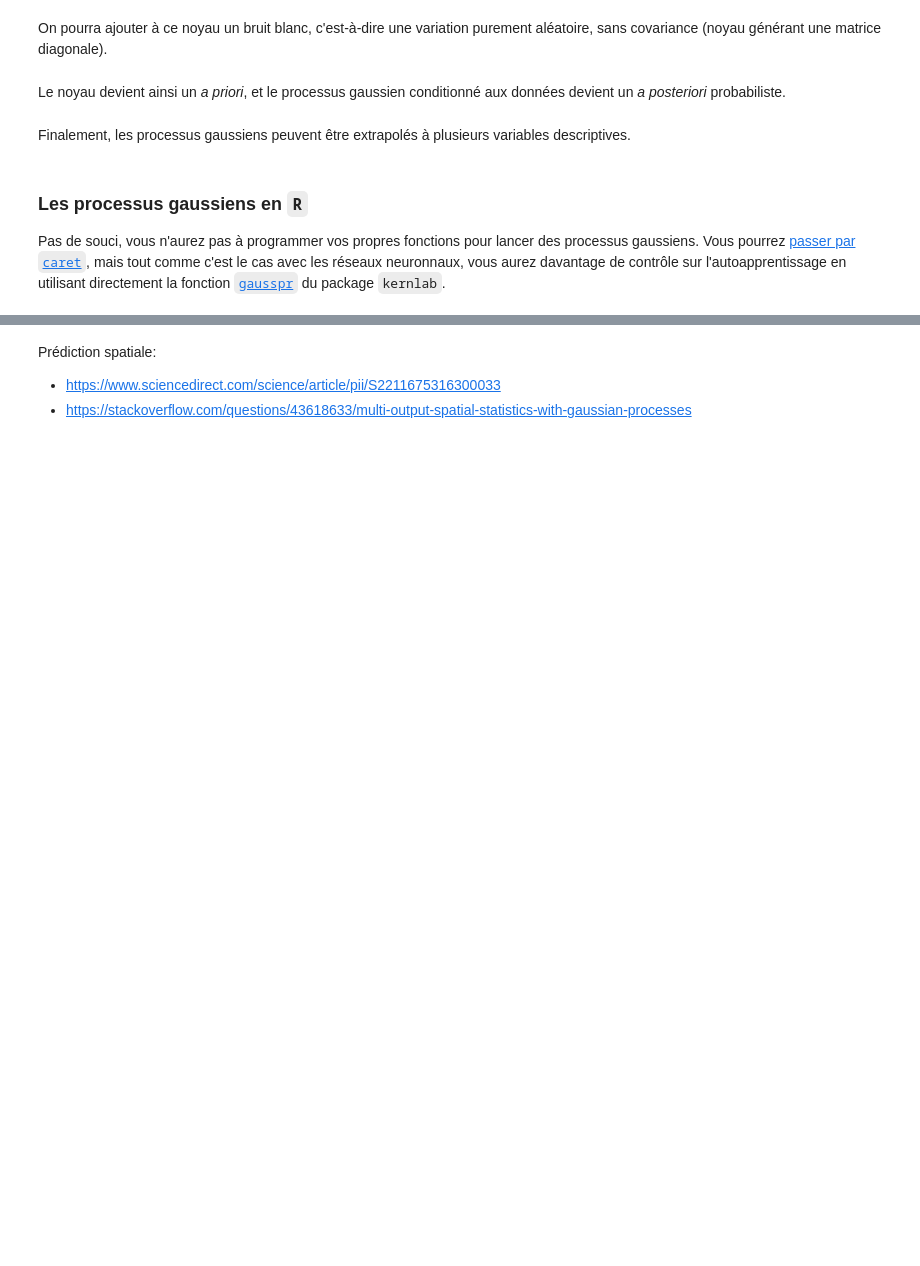
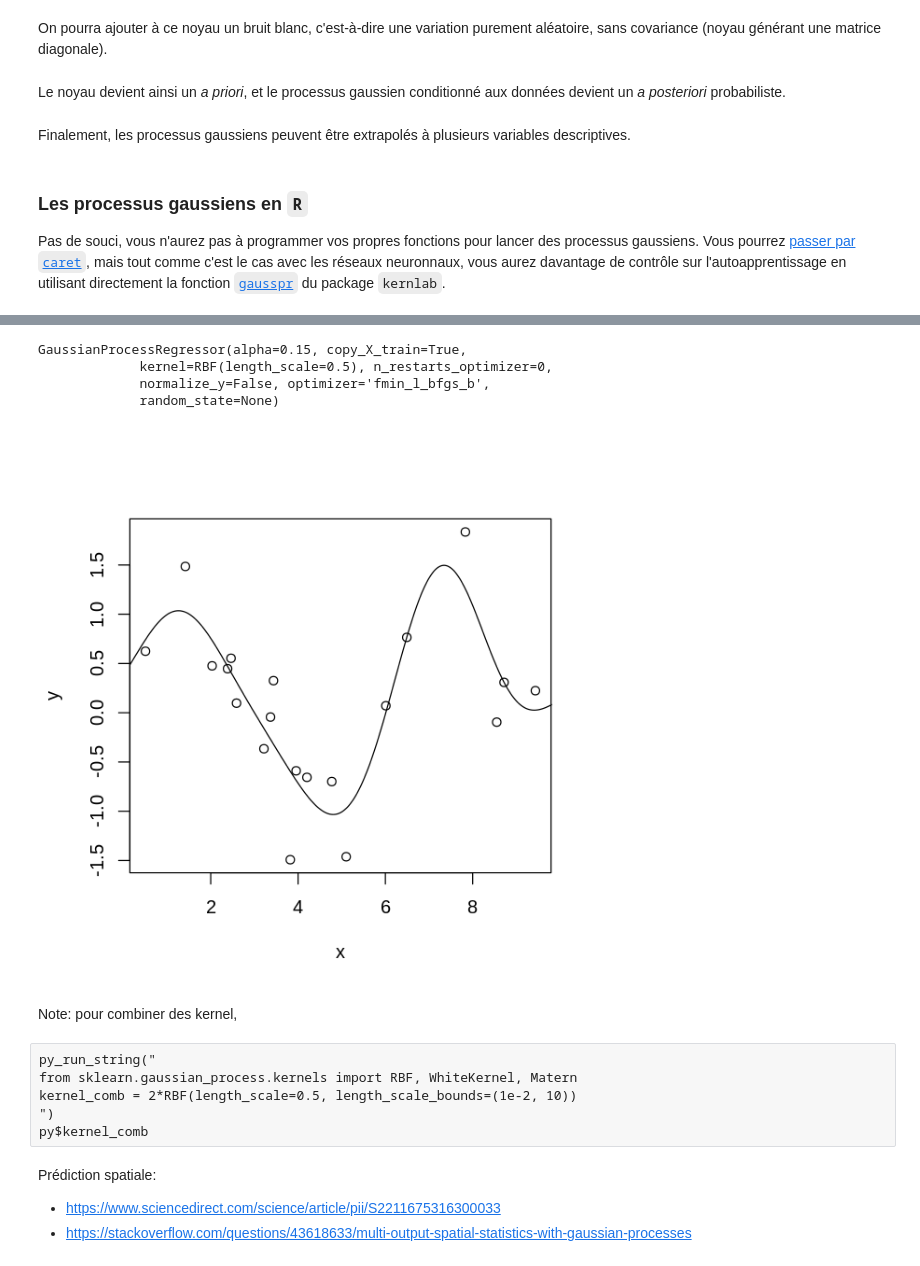
Before and after one commit to essicolo/ecologie-mathematique-R, a Jupyter notebook: 11_apprentissage-automatique/11_apprentissage_automatique.ipynb, the cells around one changed output, grey strips where cells are left out. Drawn from its saved outputs; the diff is of its cells as text; code cells hidden in the pictures; blank space fills up the shorter version.

```diff
--- a/11_apprentissage-automatique/11_apprentissage_automatique.ipynb
+++ b/11_apprentissage-automatique/11_apprentissage_automatique.ipynb
@@ -544,3 +582,42 @@ Using automatic sigma estimation (sigest) for RBF or laplace kernel
+# %%
+library(reticulate)
+#use_condaenv(condaenv="r-tensorflow")
+use_condaenv(conda="/home/essicolo/Applications/anaconda3/bin/conda",
+             condaenv="r-tensorflow")
+sklearn <- import("sklearn")
+# %%
+x <- runif(20, 0, 10)
+y <- sin(x) + rnorm(20, 0, 0.5)
+
+#x <- c(7, 8, 10, 14, 17)
+#y <- c(61, 74, 69, 67, 78)
+#y_sc <- scale(y)
+
+x_plot <- seq(-1, 11, length.out = 500)
+# %%
+kernel <- sklearn$gaussian_process$kernels$RBF(length_scale=0.5)
+gp <- sklearn$gaussian_process$GaussianProcessRegressor(kernel=kernel, alpha=0.15)
+gp$fit(X=matrix(x, ncol=1),
+       y=y)
+gp_pred = gp$predict(matrix(x_plot, ncol=1), return_std=TRUE)
+# %% [output]
+GaussianProcessRegressor(alpha=0.15, copy_X_train=True,
+             kernel=RBF(length_scale=0.5), n_restarts_optimizer=0,
+             normalize_y=False, optimizer='fmin_l_bfgs_b',
+             random_state=None)
+# %%
+plot(x, y)
+lines(x_plot, gp_pred[[1]])
+# %% [output]
+[figure, added]
+# %% [markdown]
+Note: pour combiner des kernel,
+# %% [raw]
+py_run_string("
+from sklearn.gaussian_process.kernels import RBF, WhiteKernel, Matern
+kernel_comb = 2*RBF(length_scale=0.5, length_scale_bounds=(1e-2, 10))
+")
+py$kernel_comb
 # %% [markdown]
 Prédiction spatiale:
 - https://www.sciencedirect.com/science/article/pii/S2211675316300033
```
Also changed, not shown: parts of 19 cells of this notebook.
